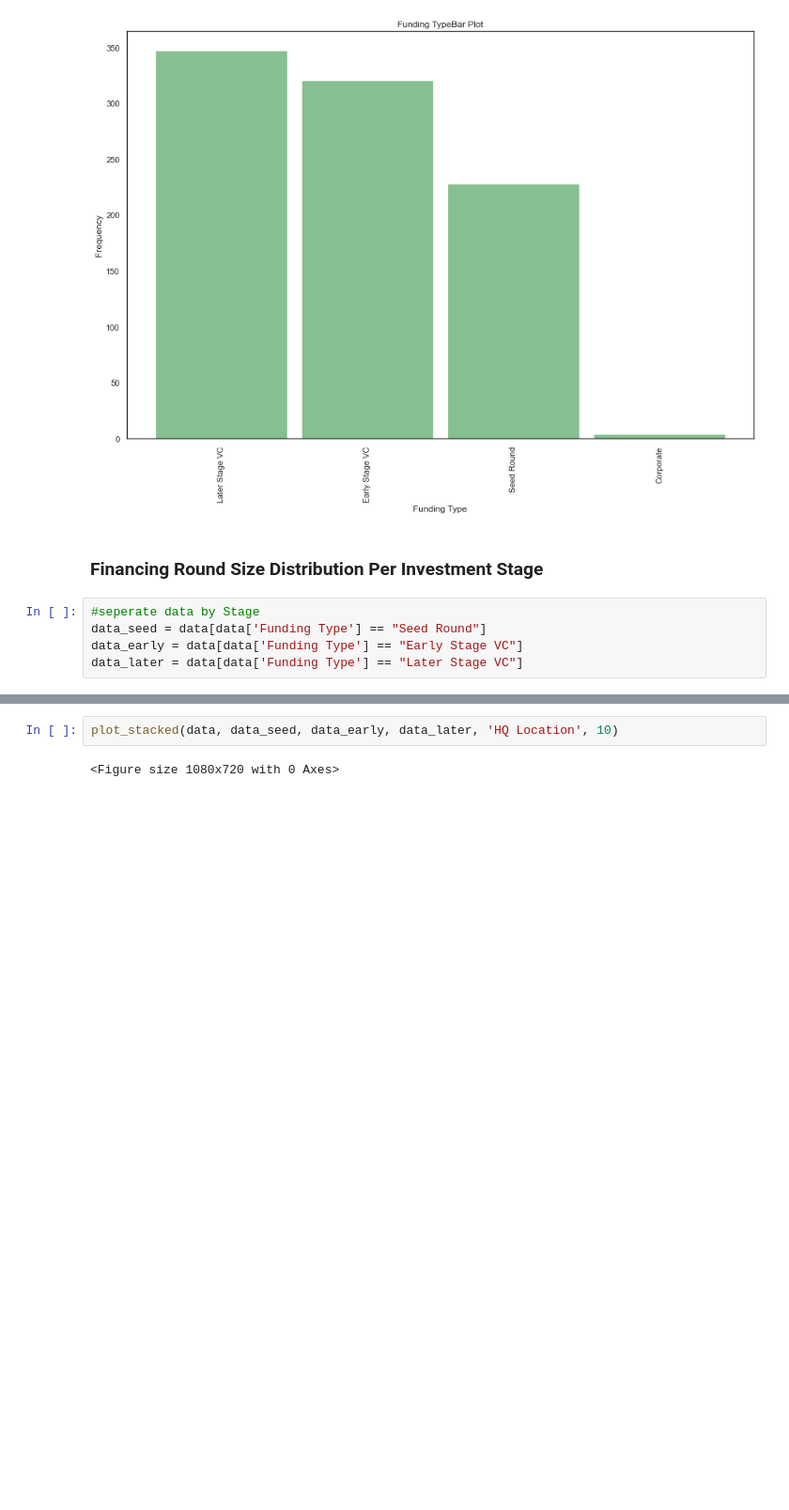
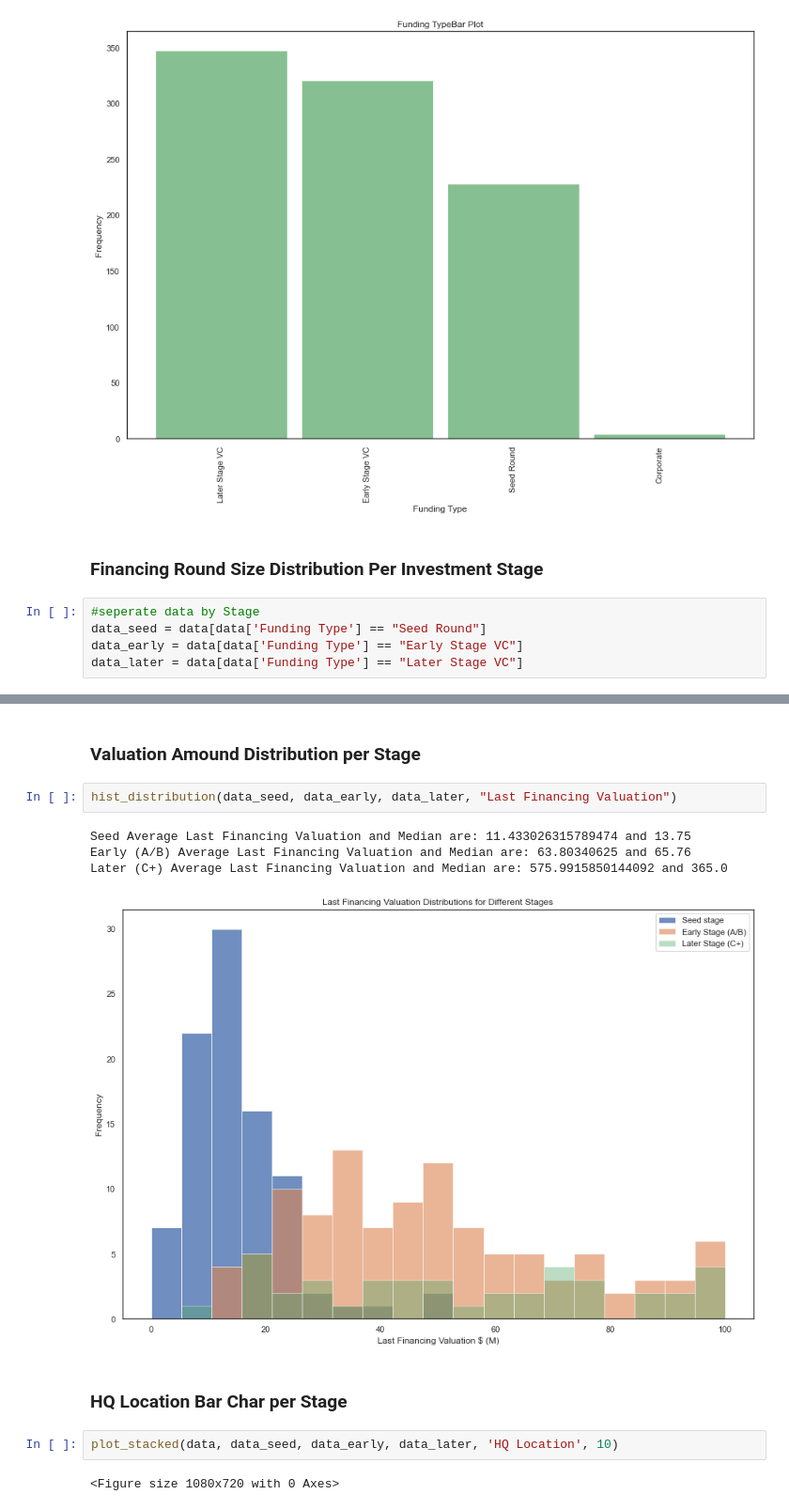
Before and after one commit to deanmeyer10/VC_Investments_2020_Trends, a Jupyter notebook: 2020_VC_Trends.ipynb, the cells around one changed output, grey strips where cells are left out. Shown at 94% size. Drawn from its saved outputs; the diff is of its cells as text; blank space fills up the shorter version.

```diff
--- a/2020_Investment_Trends.ipynb
+++ b/2020_VC_Trends.ipynb
@@ -272,3 +272,14 @@ Later (C+) Average Financing Valuation and Median are: 575.9915850144092 and 365
+# %% [markdown]
+### Valuation Amound Distribution per Stage
+# %%
+hist_distribution(data_seed, data_early, data_later, "Last Financing Valuation")
+# %% [output]
+Seed Average Last Financing Valuation and Median are: 11.433026315789474 and 13.75
+Early (A/B) Average Last Financing Valuation and Median are: 63.80340625 and 65.76
+Later (C+) Average Last Financing Valuation and Median are: 575.9915850144092 and 365.0
+[figure, added]
+# %% [markdown]
+### HQ Location Bar Char per Stage
 # %%
 plot_stacked(data, data_seed, data_early, data_later, 'HQ Location', 10)
 # %% [output]
```
Also changed, not shown: parts of 32 cells of this notebook.
